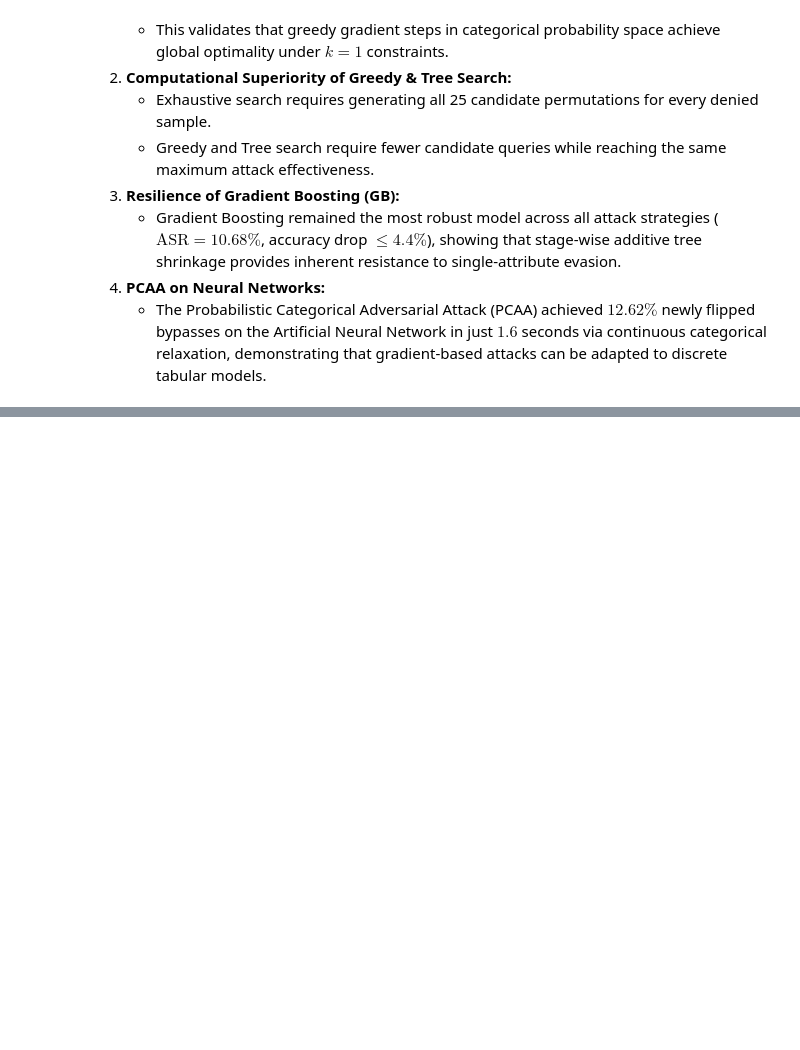
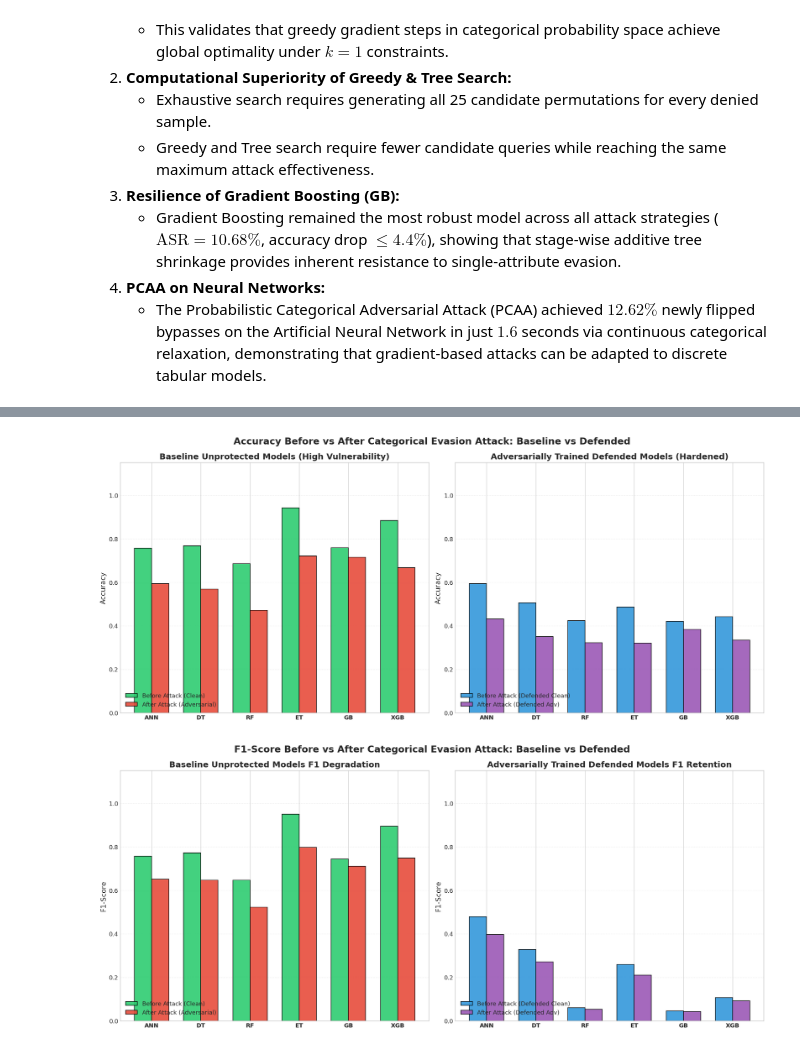
Before and after one commit to Harpil70/pammla-implementation-with-attacks, a Jupyter notebook: pammela.ipynb, the cells around one changed output, grey strips where cells are left out. Drawn from its saved outputs; the diff is of its cells as text; code cells hidden in the pictures; blank space fills up the shorter version.

Commit message:
Implement Discrete Adversarial Training defense with comparative plots in adversarial_training_plots

```diff
--- a/pammela.ipynb
+++ b/pammela.ipynb
@@ -1380,0 +1551,66 @@ The empirical evaluation of all five evasion methods reveals critical structural
+# %%
+# =====================================================================
+# 23. VISUALIZATION: ACCURACY & F1 BEFORE VS AFTER ATTACK (IN NEW FOLDER)
+# =====================================================================
+
+x = np.arange(len(models_order))
+width = 0.35
+
+# Plot 1: Accuracy Before vs After (Baseline vs Defended)
+fig, axes = plt.subplots(1, 2, figsize=(16, 7))
+fig.suptitle('Accuracy Before vs After Categorical Evasion Attack: Baseline vs Defended', fontsize=16, fontweight='bold', y=0.98)
+
+axes[0].bar(x - width/2, defense_summary_df['Base Clean Acc'], width, label='Before Attack (Clean)', color='#2ecc71', edgecolor='black', alpha=0.9)
+axes[0].bar(x + width/2, defense_summary_df['Base Adv Acc'], width, label='After Attack (Adversarial)', color='#e74c3c', edgecolor='black', alpha=0.9)
+axes[0].set_title('Baseline Unprotected Models (High Vulnerability)', fontweight='bold')
+axes[0].set_ylabel('Accuracy')
+axes[0].set_xticks(x)
+axes[0].set_xticklabels(models_order, fontweight='bold')
+axes[0].set_ylim(0, 1.15)
+axes[0].legend(loc='lower left')
+axes[0].grid(axis='y', linestyle=':', alpha=0.6)
+
+axes[1].bar(x - width/2, defense_summary_df['Def Clean Acc'], width, label='Before Attack (Defended Clean)', color='#3498db', edgecolor='black', alpha=0.9)
+axes[1].bar(x + width/2, defense_summary_df['Def Adv Acc'], width, label='After Attack (Defended Adv)', color='#9b59b6', edgecolor='black', alpha=0.9)
+axes[1].set_title('Adversarially Trained Defended Models (Hardened)', fontweight='bold')
+axes[1].set_ylabel('Accuracy')
+axes[1].set_xticks(x)
+axes[1].set_xticklabels(models_order, fontweight='bold')
+axes[1].set_ylim(0, 1.15)
+axes[1].legend(loc='lower left')
+axes[1].grid(axis='y', linestyle=':', alpha=0.6)
+
+plt.tight_layout()
+plt.savefig(os.path.join(NEW_PLOTS_DIR, '01_accuracy_before_vs_after_attack.png'), dpi=150, bbox_inches='tight')
+plt.show()
+
+# Plot 2: F1-Score Before vs After (Baseline vs Defended)
+fig, axes = plt.subplots(1, 2, figsize=(16, 7))
+fig.suptitle('F1-Score Before vs After Categorical Evasion Attack: Baseline vs Defended', fontsize=16, fontweight='bold', y=0.98)
+
+axes[0].bar(x - width/2, defense_summary_df['Base Clean F1'], width, label='Before Attack (Clean)', color='#2ecc71', edgecolor='black', alpha=0.9)
+axes[0].bar(x + width/2, defense_summary_df['Base Adv F1'], width, label='After Attack (Adversarial)', color='#e74c3c', edgecolor='black', alpha=0.9)
+axes[0].set_title('Baseline Unprotected Models F1 Degradation', fontweight='bold')
+axes[0].set_ylabel('F1-Score')
+axes[0].set_xticks(x)
+axes[0].set_xticklabels(models_order, fontweight='bold')
+axes[0].set_ylim(0, 1.15)
+axes[0].legend(loc='lower left')
+axes[0].grid(axis='y', linestyle=':', alpha=0.6)
+
+axes[1].bar(x - width/2, defense_summary_df['Def Clean F1'], width, label='Before Attack (Defended Clean)', color='#3498db', edgecolor='black', alpha=0.9)
+axes[1].bar(x + width/2, defense_summary_df['Def Adv F1'], width, label='After Attack (Defended Adv)', color='#9b59b6', edgecolor='black', alpha=0.9)
+axes[1].set_title('Adversarially Trained Defended Models F1 Retention', fontweight='bold')
+axes[1].set_ylabel('F1-Score')
+axes[1].set_xticks(x)
+axes[1].set_xticklabels(models_order, fontweight='bold')
+axes[1].set_ylim(0, 1.15)
+axes[1].legend(loc='lower left')
+axes[1].grid(axis='y', linestyle=':', alpha=0.6)
+
+plt.tight_layout()
+plt.savefig(os.path.join(NEW_PLOTS_DIR, '02_f1_score_before_vs_after_attack.png'), dpi=150, bbox_inches='tight')
+plt.show()
+# %% [output]
+[figure, added]
+[figure, added]
```
Also changed, not shown: parts of 8 cells of this notebook, 7 other files.
